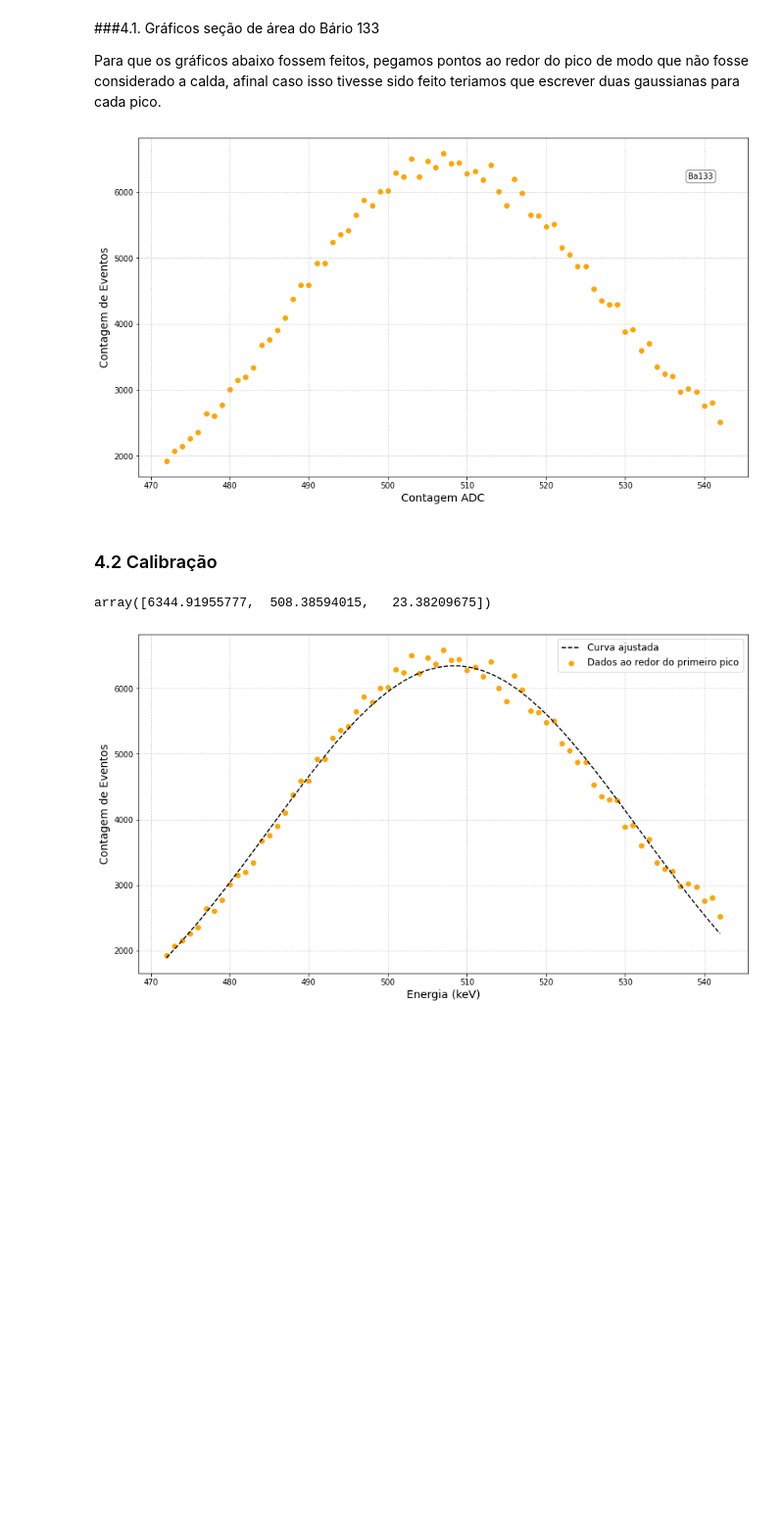
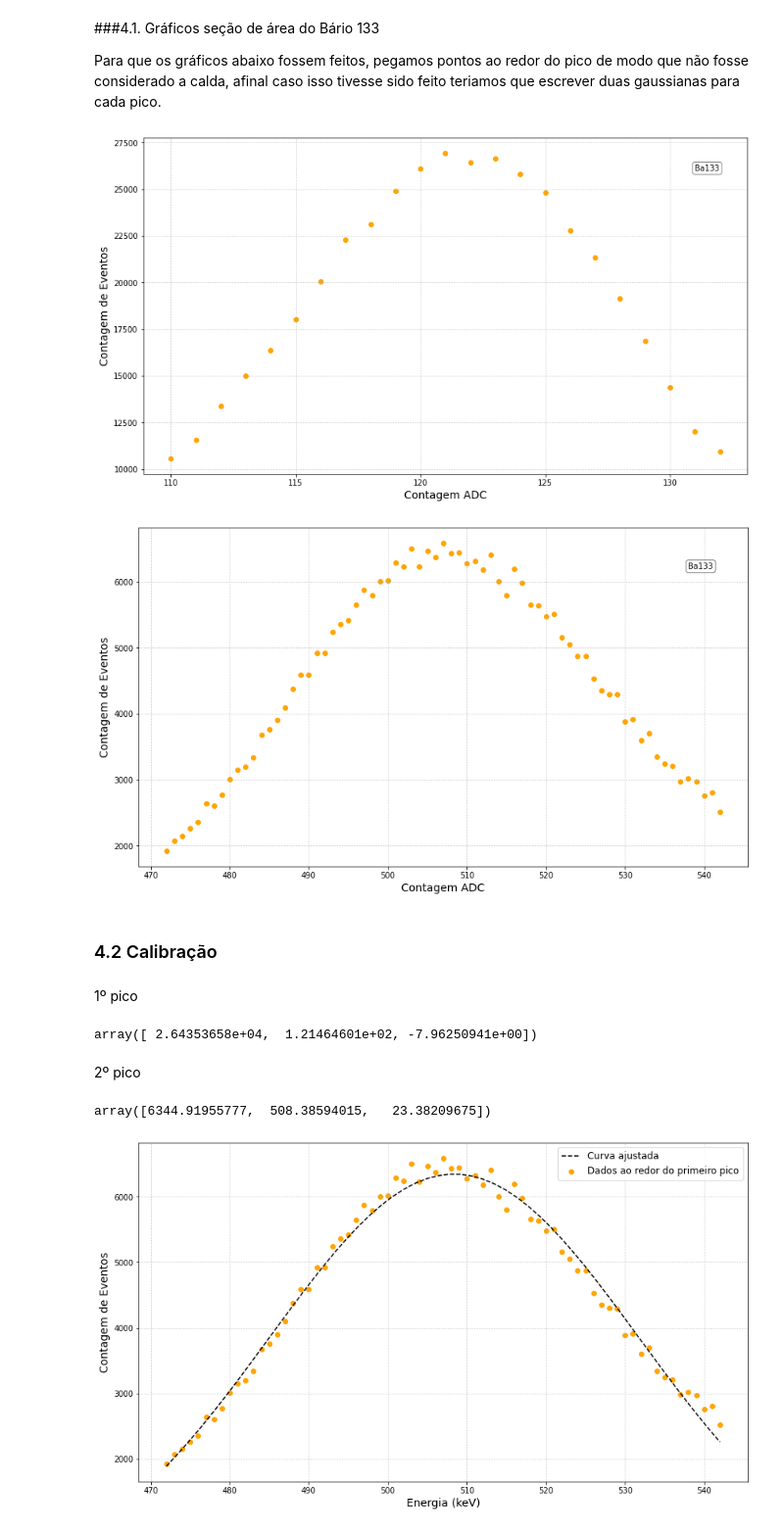
Before and after one commit to goulartsursula/DisciplinasUERJ, a Jupyter notebook: Estrutura da Materia 3/EspectroscopiaGama.ipynb, the cells around one changed output. Shown at 98% size. Saved outputs shown, nothing was run; the diff lists cells and outputs as text; code cells hidden in the pictures; blank space fills up the shorter version.

```diff
--- a/Estrutura da Materia 3/EspectroscopiaGama.ipynb
+++ b/Estrutura da Materia 3/EspectroscopiaGama.ipynb
@@ -319,17 +340,33 @@ Por isso, não será cálculado a _gaussiana_ desse primeiro pico.
 
 Para que os gráficos abaixo fossem feitos, pegamos pontos ao redor do pico de modo que não fosse considerado a calda, afinal caso isso tivesse sido feito teriamos que escrever duas gaussianas para cada pico.
 # %%
-xdataBa133 = dataBa133.loc[peak2Ba133 - 35:peak2Ba133 + 35]['Chan']
-ydataBa133 = dataBa133.loc[peak2Ba133 - 35:peak2Ba133 + 35]['Counts']
+#First peak Ba133
+xdata1Ba133 = dataBa133.loc[peak1Ba133 - 11:peak1Ba133 + 11]['Chan']
+ydata1Ba133 = dataBa133.loc[peak1Ba133 - 11:peak1Ba133 + 11]['Counts']
 
 fig, ax = plt.subplots(figsize=(14, 8))
-plt.scatter(xdataBa133, ydataBa133, c='orange')
+plt.scatter(xdata1Ba133, ydata1Ba133, c='orange')
+plt.xlabel('Contagem ADC', fontsize='14')
+plt.ylabel('Contagem de Eventos', fontsize='14')
+ax.text(131, 26000, 'Ba133', bbox=dict(boxstyle='round', facecolor='white', alpha=0.5))
+plt.savefig('Peak1_Ba133.png', transparent = True)
+plt.grid(linestyle='dotted')
+
+#Second peak Ba133
+xdata2Ba133 = dataBa133.loc[peak2Ba133 - 35:peak2Ba133 + 35]['Chan']
+ydata2Ba133 = dataBa133.loc[peak2Ba133 - 35:peak2Ba133 + 35]['Counts']
+
+fig, ax = plt.subplots(figsize=(14, 8))
+plt.scatter(xdata2Ba133, ydata2Ba133, c='orange')
 plt.xlabel('Contagem ADC', fontsize='14')
 plt.ylabel('Contagem de Eventos', fontsize='14')
 ax.text(538, 6200, 'Ba133', bbox=dict(boxstyle='round', facecolor='white', alpha=0.5))
-plt.savefig('Peak_Ba133.png', transparent = True)
+plt.savefig('Peak2_Ba133.png', transparent = True)
 plt.grid(linestyle='dotted')
 # %% [output]
-[figure, old version]
+[figure, new version]
+[figure, added]
 # %% [markdown]
 ### 4.2 Calibração
+# %% [markdown]
+1º pico
@@ -336 +383,7 @@ plt.grid(linestyle='dotted')
+# %%
+popt1Ba133
+# %% [output]
+array([ 2.64353658e+04,  1.21464601e+02, -7.96250941e+00])
+# %% [markdown]
+2º pico
 # %%
@@ -346,7 +399,7 @@ errorBa133 = [np.sqrt(pcovBa133[i, i]) for i in np.arange(3)]
-# %%
-poptBa133
-# %% [output]
-array([6344.91955777,  508.38594015,   23.38209675])
+# %%
+popt2Ba133
+# %% [output]
+array([6344.91955777,  508.38594015,   23.38209675])
 # %%
 fig = plt.subplots(figsize=(14,8))
 
```
Also changed, not shown: parts of 15 cells of this notebook.
